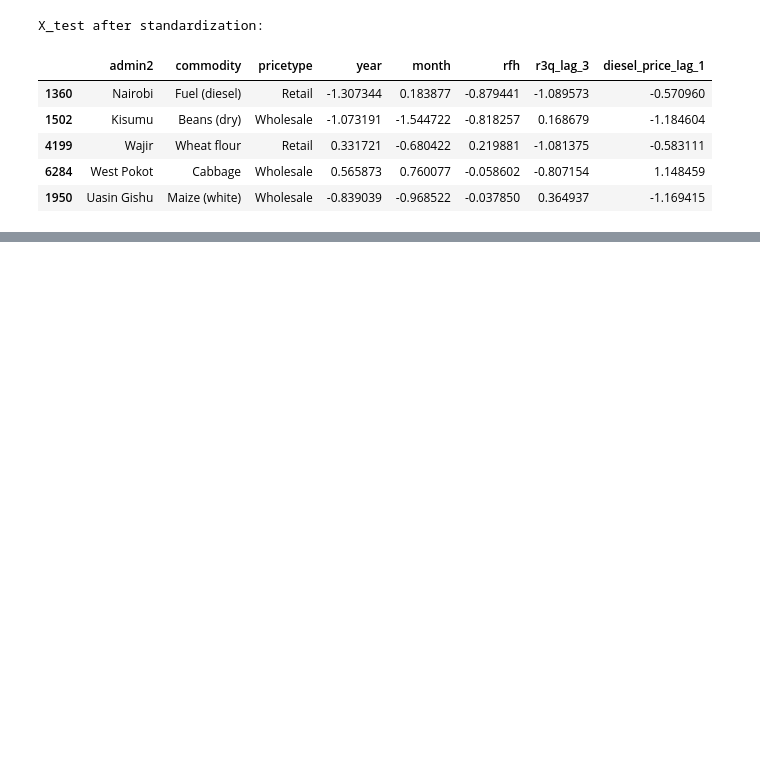
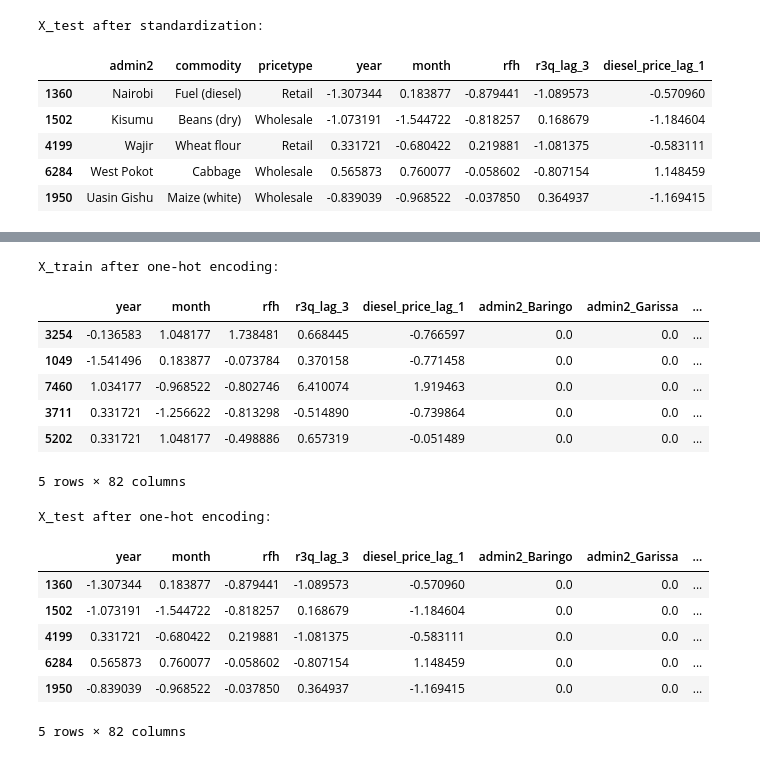
Before and after one commit to Wanyiri9dave/FoodPrice-Stabilty-Predictive-Analytics, a Jupyter notebook: index.ipynb, the cells around one changed output, grey strips where cells are left out. Saved outputs shown, nothing was run; the diff lists cells and outputs as text; code cells hidden in the pictures; blank space fills up the shorter version.

Commit message:
One Hot Encoding

```diff
--- a/index.ipynb
+++ b/index.ipynb
@@ -905,0 +910,47 @@ X_test after standardization:
+# %%
+categorical_features = ['admin2', 'commodity', 'pricetype']
+
+encoder = OneHotEncoder(handle_unknown='ignore', sparse_output=False)
+
+# Fitting on X_train's categorical features and transform both X_train and X_test
+X_train_encoded = encoder.fit_transform(X_train[categorical_features])
+X_test_encoded = encoder.transform(X_test[categorical_features])
+
+# Converting encoded arrays to DataFrames
+X_train_encoded_df = pd.DataFrame(
+    X_train_encoded,
+    columns=encoder.get_feature_names_out(categorical_features),
+    index=X_train.index
+)
+X_test_encoded_df = pd.DataFrame(
+    X_test_encoded,
+    columns=encoder.get_feature_names_out(categorical_features),
+    index=X_test.index
+)
+
+# Dropping original categorical columns and concatenate the encoded ones
+X_train = pd.concat([X_train.drop(columns=categorical_features), X_train_encoded_df], axis=1)
+X_test = pd.concat([X_test.drop(columns=categorical_features), X_test_encoded_df], axis=1)
+
+print("X_train after one-hot encoding:")
+display(X_train.head())
+
+print("X_test after one-hot encoding:")
+display(X_test.head())
+# %% [output]
+X_train after one-hot encoding:
+|  | year | month | rfh | r3q_lag_3 | diesel_price_lag_1 | admin2_Baringo | admin2_Garissa | ... |
+| 3254 | -0.136583 | 1.048177 | 1.738481 | 0.668445 | -0.766597 | 0.0 | 0.0 | ... |
+| 1049 | -1.541496 | 0.183877 | -0.073784 | 0.370158 | -0.771458 | 0.0 | 0.0 | ... |
+| 7460 | 1.034177 | -0.968522 | -0.802746 | 6.410074 | 1.919463 | 0.0 | 0.0 | ... |
+| 3711 | 0.331721 | -1.256622 | -0.813298 | -0.514890 | -0.739864 | 0.0 | 0.0 | ... |
+| 5202 | 0.331721 | 1.048177 | -0.498886 | 0.657319 | -0.051489 | 0.0 | 0.0 | ... |
+5 rows × 82 columns
+X_test after one-hot encoding:
+|  | year | month | rfh | r3q_lag_3 | diesel_price_lag_1 | admin2_Baringo | admin2_Garissa | ... |
+| 1360 | -1.307344 | 0.183877 | -0.879441 | -1.089573 | -0.570960 | 0.0 | 0.0 | ... |
+| 1502 | -1.073191 | -1.544722 | -0.818257 | 0.168679 | -1.184604 | 0.0 | 0.0 | ... |
+| 4199 | 0.331721 | -0.680422 | 0.219881 | -1.081375 | -0.583111 | 0.0 | 0.0 | ... |
+| 6284 | 0.565873 | 0.760077 | -0.058602 | -0.807154 | 1.148459 | 0.0 | 0.0 | ... |
+| 1950 | -0.839039 | -0.968522 | -0.037850 | 0.364937 | -1.169415 | 0.0 | 0.0 | ... |
+5 rows × 82 columns
```
Also changed, not shown: parts of 1 cell of this notebook.
